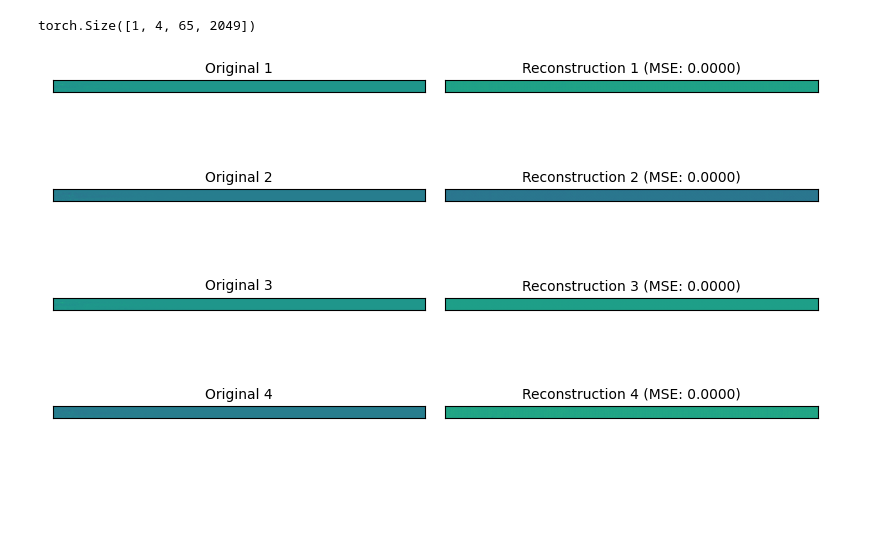
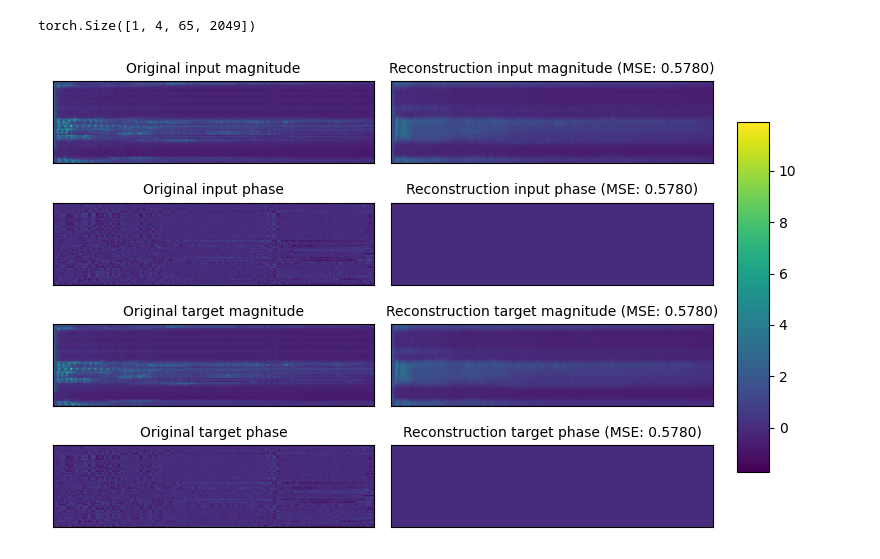
Before and after one commit to kieran-grant/Level5ProjectAudioVAE, a Jupyter notebook: src/notebooks/style_transfer_vae_reconstructions.ipynb, the cells around one changed output. Cells and saved outputs as stored; diff of their text form; code cells hidden in the pictures; blank space fills up the shorter version.

```diff
--- a/src/notebooks/style_transfer_vae_reconstructions.ipynb
+++ b/src/notebooks/style_transfer_vae_reconstructions.ipynb
@@ -14,9 +14,9 @@ DAFX_FILE = "/home/kieran/Level5ProjectAudioVAE/src/dafx/mda.vst3"
 DAFX_NAME = "clean"
 SAMPLE_RATE = 24_000
 AUDIO_DIR = "/home/kieran/Level5ProjectAudioVAE/src/audio"
-DATASETS = ["vctk_24000", "musdb_24000"]
+DATASETS = ["vctk_24000"]
 NUM_EXAMPLES = 10
-CHECKPOINT = "/home/kieran/Level5ProjectAudioVAE/src/l5proj_style_vae/w49so2fn/checkpoints/epoch=40-step=25625.ckpt"
+CHECKPOINT = "/home/kieran/Level5ProjectAudioVAE/src/l5proj_style_vae/e3mu3i4n/checkpoints/epoch=19-step=12500.ckpt"
 # %%
 if DAFX_NAME.lower() == "clean":
     dafx = NullDAFXWrapper()
@@ -64,39 +83,50 @@ X.shape
 # %% [output]
 torch.Size([1, 4, 65, 2049])
 # %%
-X_hat, _, _ = model(X)
+X_hat, _, _, z = model(X)
 # %%
 X_hat.shape
 # %% [output]
 torch.Size([1, 4, 65, 2049])
 # %%
 import torch.nn.functional as F
+import matplotlib.pyplot as plt
 
 fig, axes = plt.subplots(4, 2, figsize=(8,5))
 
 
 mse = F.mse_loss(X, X_hat)
 
+labels = ['input magnitude', 'input phase', 'target magnitude', 'target phase']
+
+# find minimum of minima & maximum of maxima
+minmin = torch.min(X).item()
+maxmax = torch.max(X).item()
+
 # for each dimension
 for i in range(4):
-    ax1 = axes[i, 0].imshow(X[:,i,:,:].detach().squeeze().numpy())
-    ax2 = axes[i, 1].imshow(X_hat[:,i,:,:].detach().squeeze().numpy())
+    ax1 = axes[i, 0].imshow(X[0,i,:,:].detach().squeeze().numpy(), aspect='auto', vmin=minmin, vmax=maxmax)
+    ax2 = axes[i, 1].imshow(X_hat[0,i,:,:].detach().squeeze().numpy(), aspect='auto', vmin=minmin, vmax=maxmax)
 
-    axes[i, 0].set_title(f"Original {i+1}", fontsize=10)
-    axes[i, 1].set_title(f"Reconstruction {i+1} (MSE: {mse.item():.4f})", fontsize=10)
+    axes[i, 0].set_title(f"Original {labels[i]}", fontsize=10)
+    axes[i, 1].set_title(f"Reconstruction {labels[i]} (MSE: {mse.item():.4f})", fontsize=10)
 
     axes[i, 0].set_xticks([])
     axes[i, 0].set_yticks([])
 
     axes[i, 1].set_xticks([])
     axes[i, 1].set_yticks([])
 
 # fig.subplots_adjust(right=.85)
 # cbar_ax = fig.add_axes([.9, 0.15, 0.05, 0.7])
 # fig.colorbar(ax1, cax=cbar_ax)
 
 plt.tight_layout()
-plt.savefig("./figures/spectrogram_reconstruction_lo_kld.png")
-# plt.show()
+# plt.savefig("./figures/spectrogram_reconstruction_lo_kld.png")
+# add space for colour bar
+fig.subplots_adjust(right=0.85)
+cbar_ax = fig.add_axes([0.88, 0.15, 0.04, 0.7])
+fig.colorbar(ax2, cax=cbar_ax)
+plt.show()
 # %% [output]
-[figure, old version]
+[figure, new version]
```
Also changed, not shown: parts of 4 cells of this notebook, 5 other files.
